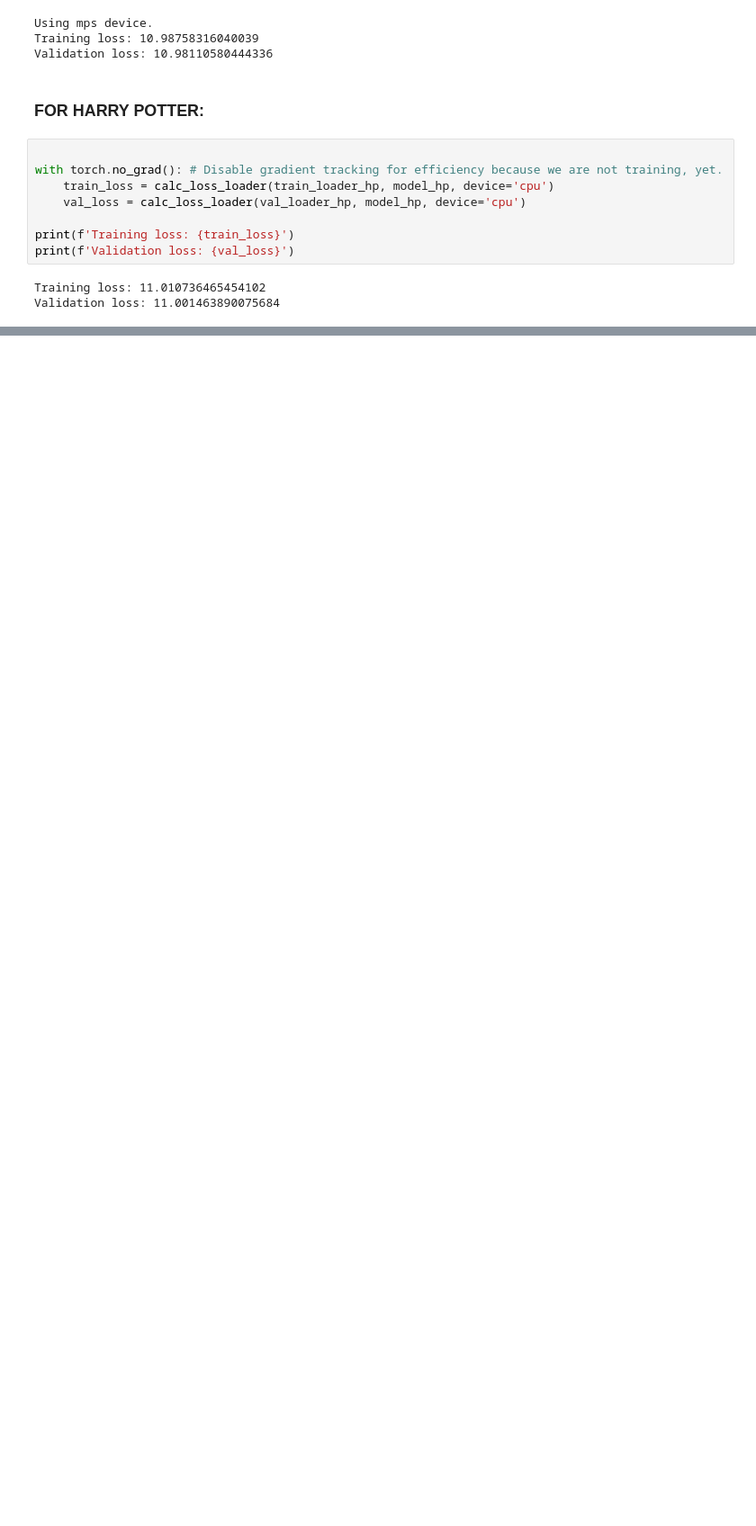
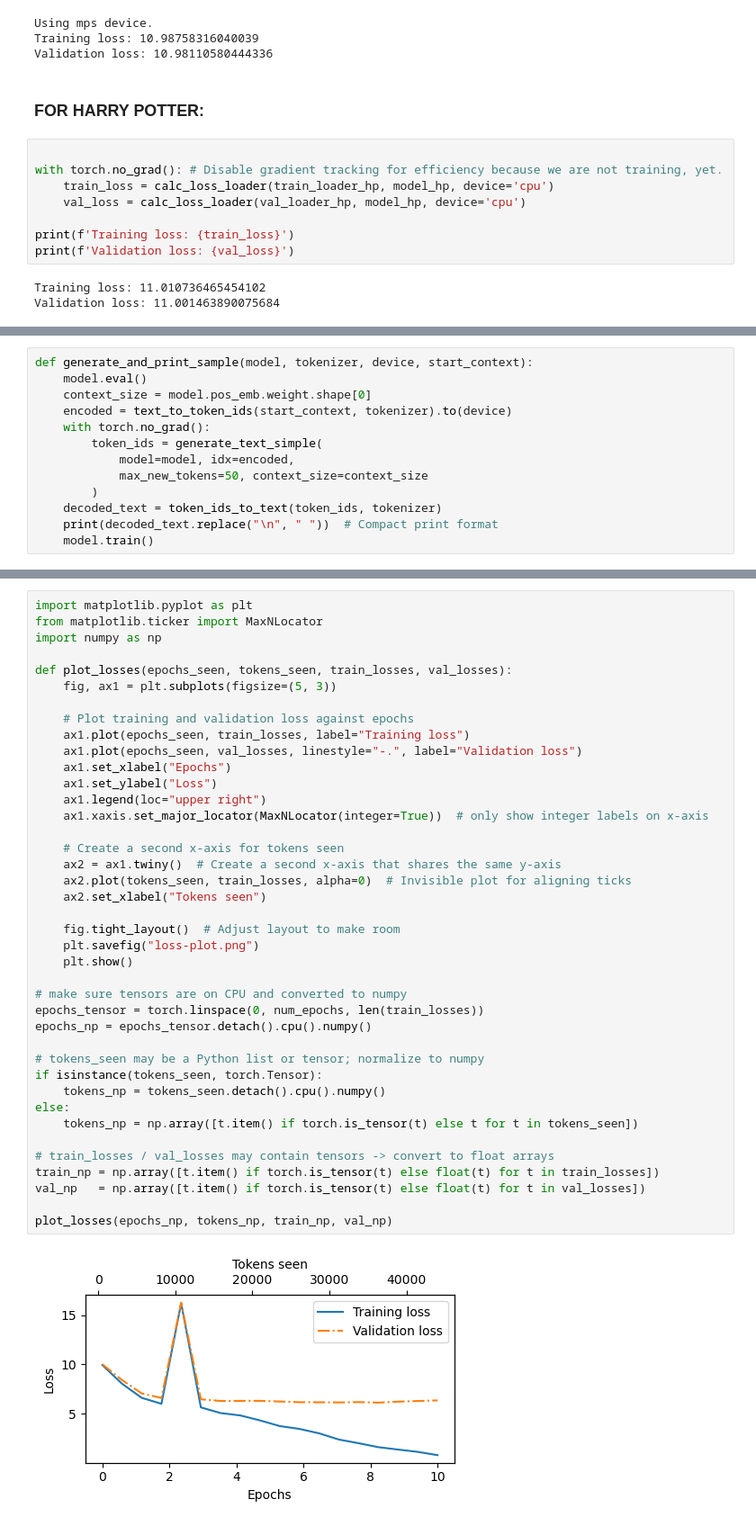
Before and after one commit to Girish4679/Building-An-LLM-From-Scratch, a Jupyter notebook: notebooks/GPT_model_from_scratch.ipynb, the cells around one changed output, grey strips where cells are left out. Shown at 90% size. Drawn from its saved outputs; the diff is of its cells as text; blank space fills up the shorter version.

```diff
--- a/notebooks/GPT_model_from_scratch.ipynb
+++ b/notebooks/GPT_model_from_scratch.ipynb
@@ -1646,0 +1659,13 @@ Validation loss: 11.001463890075684
+# %%
+def generate_and_print_sample(model, tokenizer, device, start_context):
+    model.eval()
+    context_size = model.pos_emb.weight.shape[0]
+    encoded = text_to_token_ids(start_context, tokenizer).to(device)
+    with torch.no_grad():
+        token_ids = generate_text_simple(
+            model=model, idx=encoded,
+            max_new_tokens=50, context_size=context_size
+        )
+    decoded_text = token_ids_to_text(token_ids, tokenizer)
+    print(decoded_text.replace("\n", " "))  # Compact print format
+    model.train()
@@ -1646,0 +1785,42 @@ Validation loss: 11.001463890075684
+# %%
+import matplotlib.pyplot as plt
+from matplotlib.ticker import MaxNLocator
+import numpy as np
+
+def plot_losses(epochs_seen, tokens_seen, train_losses, val_losses):
+    fig, ax1 = plt.subplots(figsize=(5, 3))
+
+    # Plot training and validation loss against epochs
+    ax1.plot(epochs_seen, train_losses, label="Training loss")
+    ax1.plot(epochs_seen, val_losses, linestyle="-.", label="Validation loss")
+    ax1.set_xlabel("Epochs")
+    ax1.set_ylabel("Loss")
+    ax1.legend(loc="upper right")
+    ax1.xaxis.set_major_locator(MaxNLocator(integer=True))  # only show integer labels on x-axis
+
+    # Create a second x-axis for tokens seen
+    ax2 = ax1.twiny()  # Create a second x-axis that shares the same y-axis
+    ax2.plot(tokens_seen, train_losses, alpha=0)  # Invisible plot for aligning ticks
+    ax2.set_xlabel("Tokens seen")
+
+    fig.tight_layout()  # Adjust layout to make room
+    plt.savefig("loss-plot.png")
+    plt.show()
+
+# make sure tensors are on CPU and converted to numpy
+epochs_tensor = torch.linspace(0, num_epochs, len(train_losses))
+epochs_np = epochs_tensor.detach().cpu().numpy()
+
+# tokens_seen may be a Python list or tensor; normalize to numpy
+if isinstance(tokens_seen, torch.Tensor):
+    tokens_np = tokens_seen.detach().cpu().numpy()
+else:
+    tokens_np = np.array([t.item() if torch.is_tensor(t) else t for t in tokens_seen])
+
+# train_losses / val_losses may contain tensors -> convert to float arrays
+train_np = np.array([t.item() if torch.is_tensor(t) else float(t) for t in train_losses])
+val_np   = np.array([t.item() if torch.is_tensor(t) else float(t) for t in val_losses])
+
+plot_losses(epochs_np, tokens_np, train_np, val_np)
+# %% [output]
+[figure, added]
```
Also changed, not shown: parts of 16 cells of this notebook, 2 other files.
